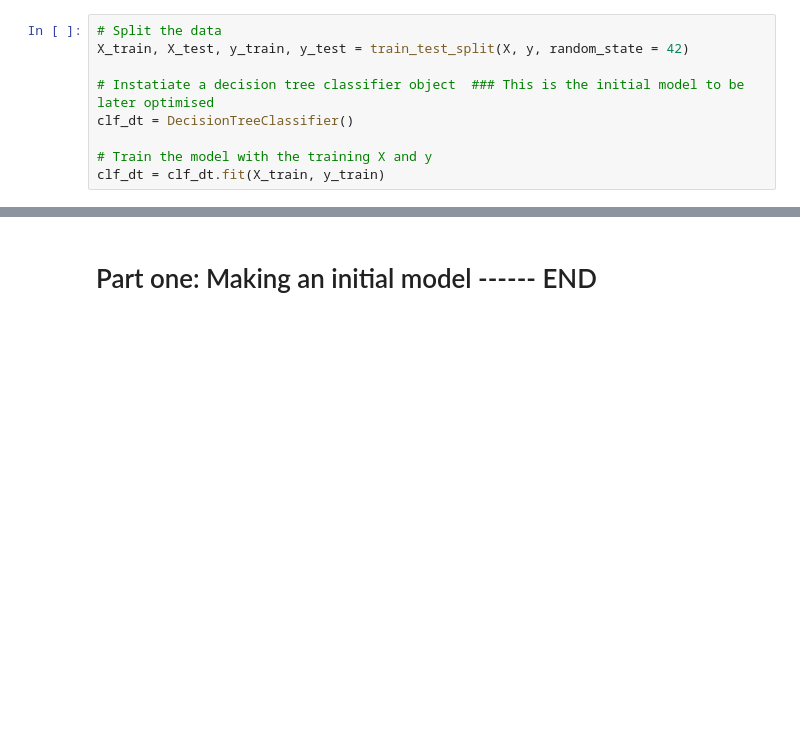
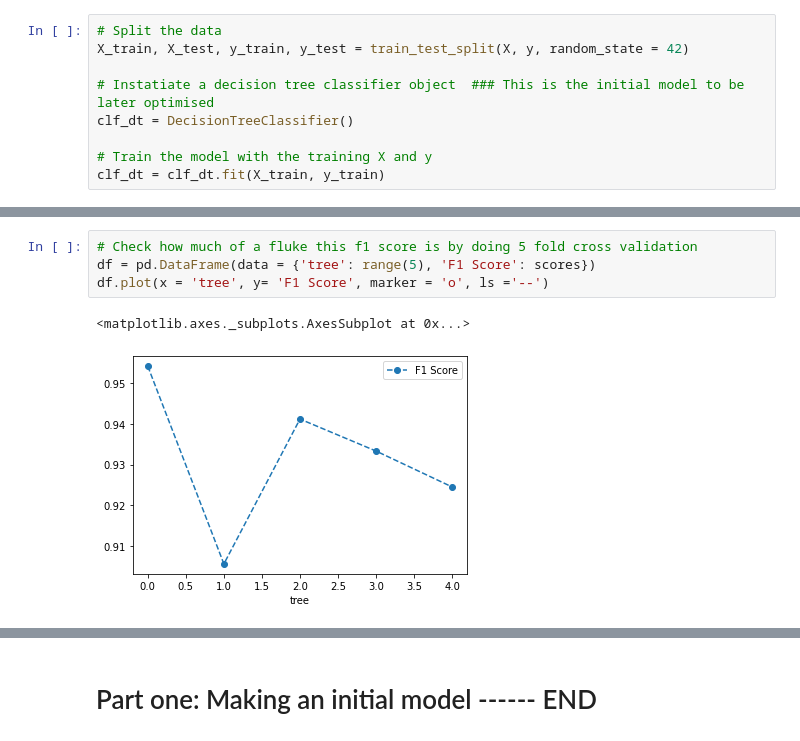
Before and after one commit to swk2020/Breast_Cancer_Detection, a Jupyter notebook: BREAST CANCER DETECTION WITH CCP.ipynb, the cells around one changed output, grey strips where cells are left out. Drawn from its saved outputs; the diff is of its cells as text; blank space fills up the shorter version.

```diff
--- a/BREAST CANCER DETECTION WITH CCP.ipynb
+++ b/BREAST CANCER DETECTION WITH CCP.ipynb
@@ -175,3 +204,10 @@ scores.mean()
+# %%
+# Check how much of a fluke this f1 score is by doing 5 fold cross validation
+df = pd.DataFrame(data = {'tree': range(5), 'F1 Score': scores})
+df.plot(x = 'tree', y= 'F1 Score', marker = 'o', ls ='--')
+# %% [output]
+<matplotlib.axes._subplots.AxesSubplot at 0x...>
+[figure, added]
 # %%
 # Now we will viualise the decision tree where I think all terminal leaf nodes should be pure.
 
```
Also changed, not shown: parts of 33 cells of this notebook.
